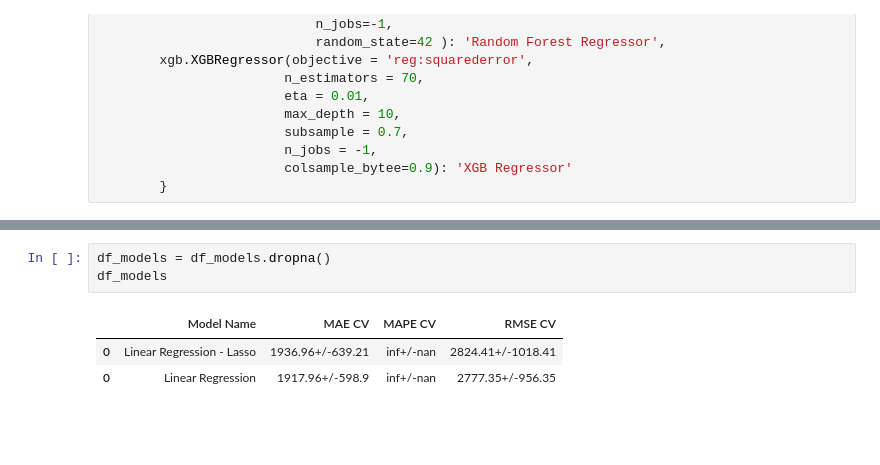
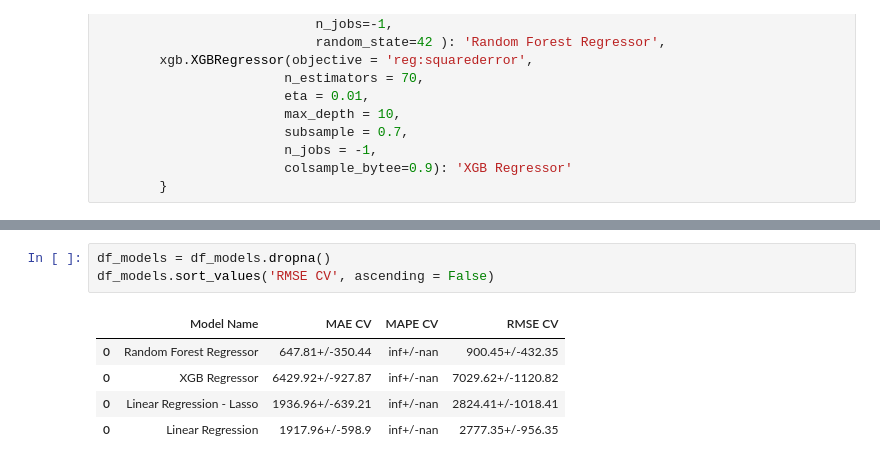
Before and after one commit to KaissonFerreira/Rossman_forecast_sales, a Jupyter notebook: Notebooks/Ciclo01_project.ipynb, the cells around one changed output, grey strips where cells are left out. Drawn from its saved outputs; the diff is of its cells as text; blank space fills up the shorter version.

```diff
--- a/Notebooks/Ciclo01_project.ipynb
+++ b/Notebooks/Ciclo01_project.ipynb
@@ -1454,7 +1472,9 @@ for key in models.keys():
 # %%
 df_models = df_models.dropna()
-df_models
+df_models.sort_values('RMSE CV', ascending = False)
 # %% [output]
 |  | Model Name | MAE CV | MAPE CV | RMSE CV |
+| 0 | Random Forest Regressor | 647.81+/-350.44 | inf+/-nan | 900.45+/-432.35 |
+| 0 | XGB Regressor | 6429.92+/-927.87 | inf+/-nan | 7029.62+/-1120.82 |
 | 0 | Linear Regression - Lasso | 1936.96+/-639.21 | inf+/-nan | 2824.41+/-1018.41 |
 | 0 | Linear Regression | 1917.96+/-598.9 | inf+/-nan | 2777.35+/-956.35 |
```
Also changed, not shown: parts of 1 cell of this notebook.
